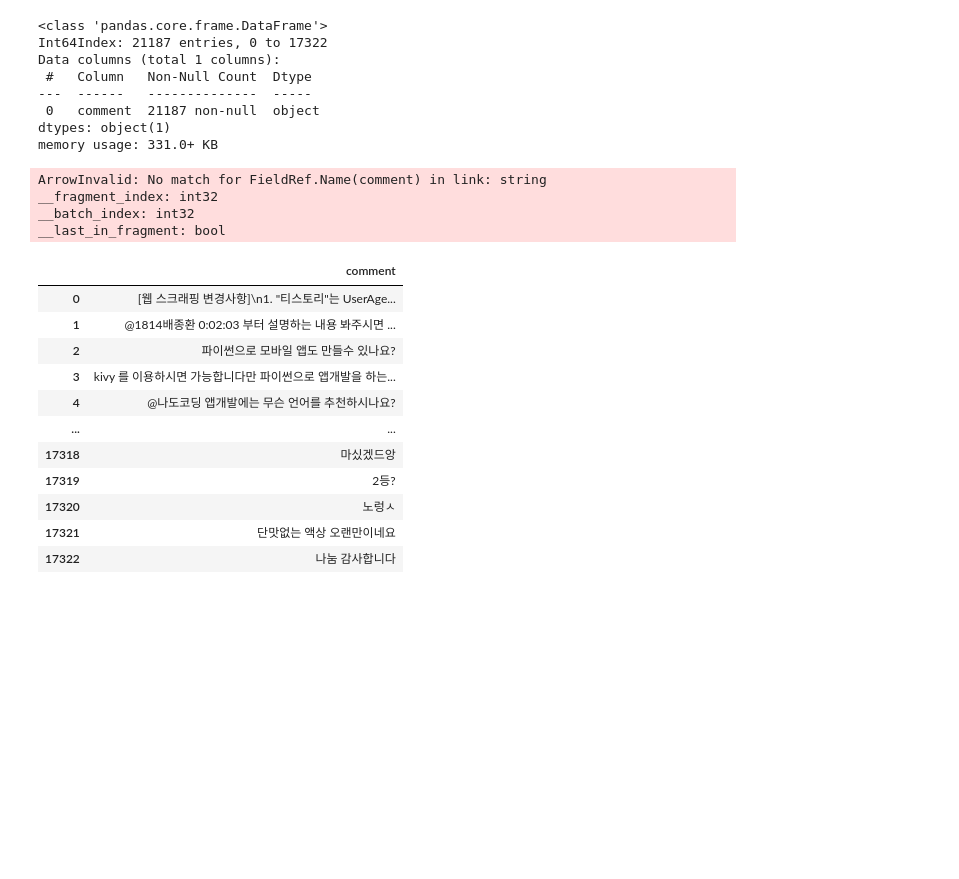
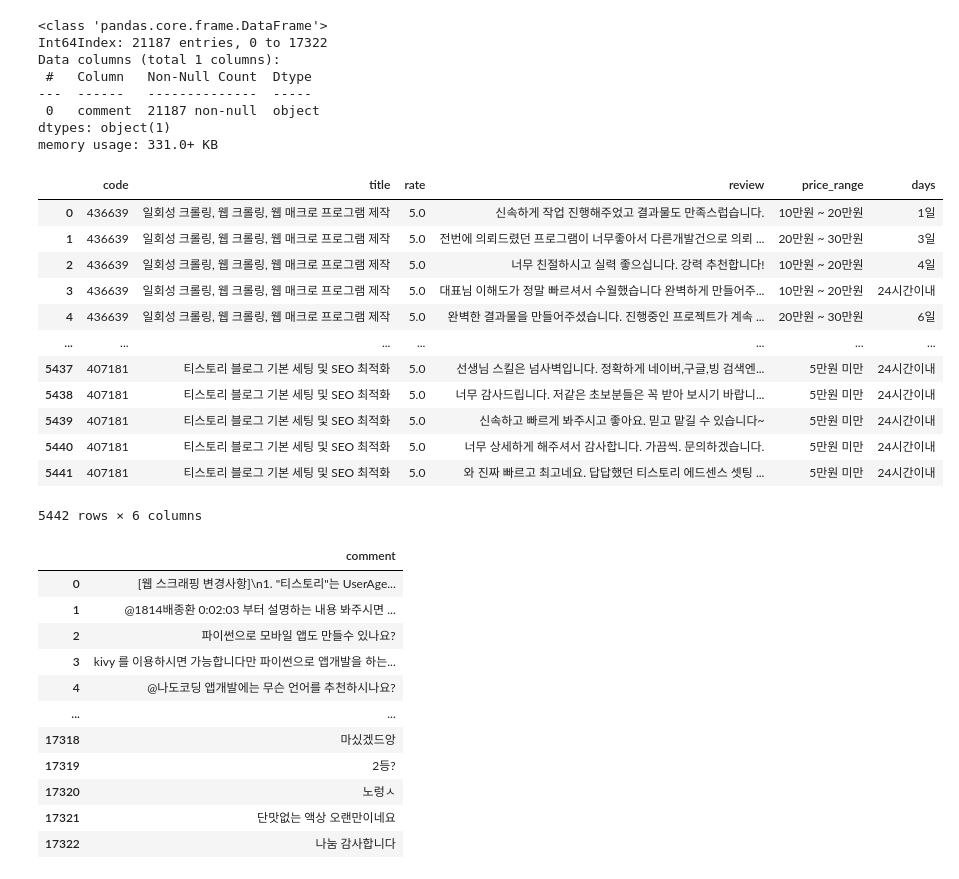
Before and after one commit to 9mynamemj7/TIL, a Jupyter notebook: Python/Crawling/ytube_kmong/practice.ipynb, the cells around one changed output. Cells and saved outputs as stored; diff of their text form; code cells hidden in the pictures; blank space fills up the shorter version.

```diff
--- a/Python/Crawling/ytube_kmong/practice.ipynb
+++ b/Python/Crawling/ytube_kmong/practice.ipynb
@@ -158,13 +159,22 @@ Data columns (total 1 columns):
  0   comment  21187 non-null  object
 dtypes: object(1)
 memory usage: 331.0+ KB
-# %%
-df = pd.concat([df,pd.read_parquet("./practice_youtube.parquet")])
-# %% [output]
-ArrowInvalid: No match for FieldRef.Name(comment) in link: string
-__fragment_index: int32
-__batch_index: int32
-__last_in_fragment: bool
+# %%
+pd.read_parquet("./practice.parquet")
+# %% [output]
+|  | code | title | rate | review | price_range | days |
+| 0 | 436639 | 일회성 크롤링, 웹 크롤링, 웹 매크로 프로그램 제작 | 5.0 | 신속하게 작업 진행해주었고 결과물도 만족스럽습니다. | 10만원 ~ 20만원 | 1일 |
+| 1 | 436639 | 일회성 크롤링, 웹 크롤링, 웹 매크로 프로그램 제작 | 5.0 | 전번에 의뢰드렸던 프로그램이 너무좋아서 다른개발건으로 의뢰 ... | 20만원 ~ 30만원 | 3일 |
+| 2 | 436639 | 일회성 크롤링, 웹 크롤링, 웹 매크로 프로그램 제작 | 5.0 | 너무 친절하시고 실력 좋으십니다. 강력 추천합니다! | 10만원 ~ 20만원 | 4일 |
+| 3 | 436639 | 일회성 크롤링, 웹 크롤링, 웹 매크로 프로그램 제작 | 5.0 | 대표님 이해도가 정말 빠르셔서 수월했습니다 완벽하게 만들어주... | 10만원 ~ 20만원 | 24시간이내 |
+| 4 | 436639 | 일회성 크롤링, 웹 크롤링, 웹 매크로 프로그램 제작 | 5.0 | 완벽한 결과물을 만들어주셨습니다. 진행중인 프로젝트가 계속 ... | 20만원 ~ 30만원 | 6일 |
+| ... | ... | ... | ... | ... | ... | ... |
+| 5437 | 407181 | 티스토리 블로그 기본 세팅 및 SEO 최적화 | 5.0 | 선생님 스킬은 넘사벽입니다. 정확하게 네이버,구글,빙 검색엔... | 5만원 미만 | 24시간이내 |
+| 5438 | 407181 | 티스토리 블로그 기본 세팅 및 SEO 최적화 | 5.0 | 너무 감사드립니다. 저같은 초보분들은 꼭 받아 보시기 바랍니... | 5만원 미만 | 24시간이내 |
+| 5439 | 407181 | 티스토리 블로그 기본 세팅 및 SEO 최적화 | 5.0 | 신속하고 빠르게 봐주시고 좋아요. 믿고 맡길 수 있습니다~ | 5만원 미만 | 24시간이내 |
+| 5440 | 407181 | 티스토리 블로그 기본 세팅 및 SEO 최적화 | 5.0 | 너무 상세하게 해주셔서 감사합니다. 가끔씩. 문의하겠습니다. | 5만원 미만 | 24시간이내 |
+| 5441 | 407181 | 티스토리 블로그 기본 세팅 및 SEO 최적화 | 5.0 | 와 진짜 빠르고 최고네요. 답답했던 티스토리 에드센스 셋팅 ... | 5만원 미만 | 24시간이내 |
+5442 rows × 6 columns
 # %%
 df
 # %% [output]
```
Also changed, not shown: parts of 1 cell of this notebook, 2 other files.
